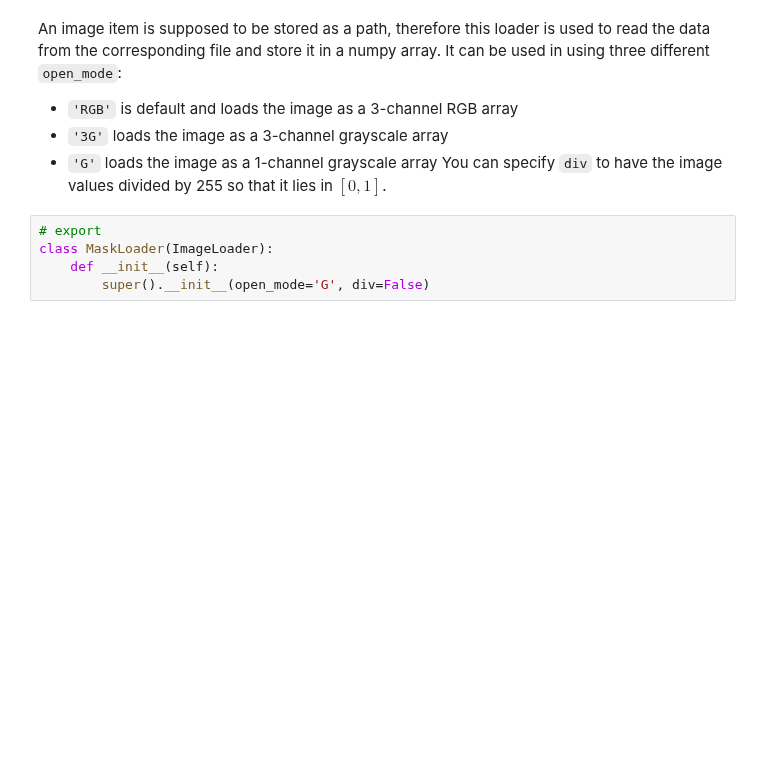
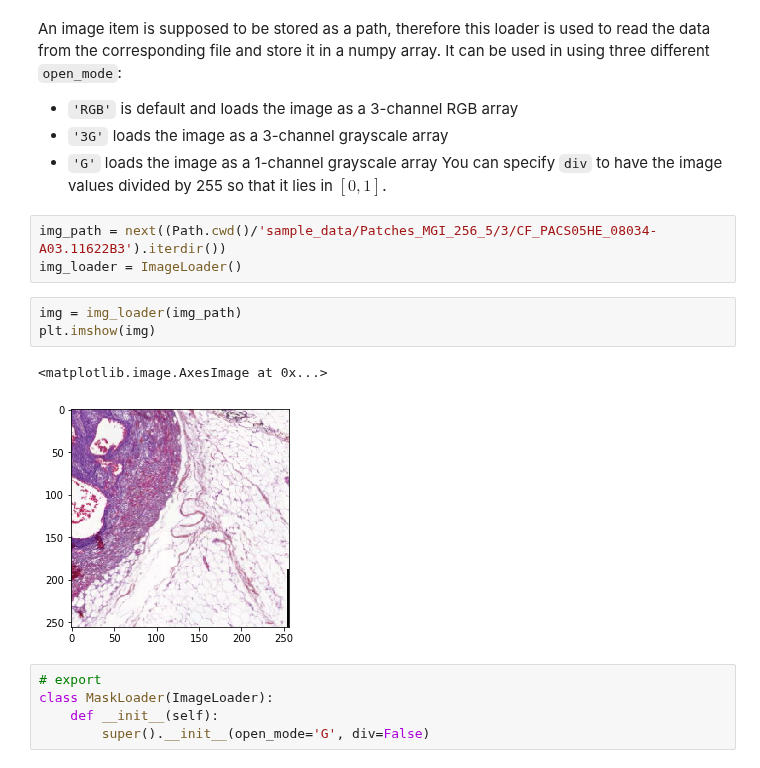
Before and after one commit to schwobr/grade_classif, a Jupyter notebook: nbs/11_data.loaders.ipynb, the cells around one changed output. Saved outputs shown, nothing was run; the diff lists cells and outputs as text; blank space fills up the shorter version.

Commit message:
added examples to data.loader

```diff
--- a/nbs/11_data.loaders.ipynb
+++ b/nbs/11_data.loaders.ipynb
@@ -42,6 +44,15 @@ An image item is supposed to be stored as a path, therefore this loader is used
 * `'3G'` loads the image as a 3-channel grayscale array
 * `'G'` loads the image as a 1-channel grayscale array
 You can specify `div` to have the image values divided by 255 so that it lies in $[0, 1]$.
+# %%
+img_path = next((Path.cwd()/'sample_data/Patches_MGI_256_5/3/CF_PACS05HE_08034-A03.11622B3').iterdir())
+img_loader = ImageLoader()
+# %%
+img = img_loader(img_path)
+plt.imshow(img)
+# %% [output]
+<matplotlib.image.AxesImage at 0x...>
+[figure, added]
 # %%
 # export
 class MaskLoader(ImageLoader):
```
Also changed, not shown: parts of 3 cells of this notebook, 1 other file.
